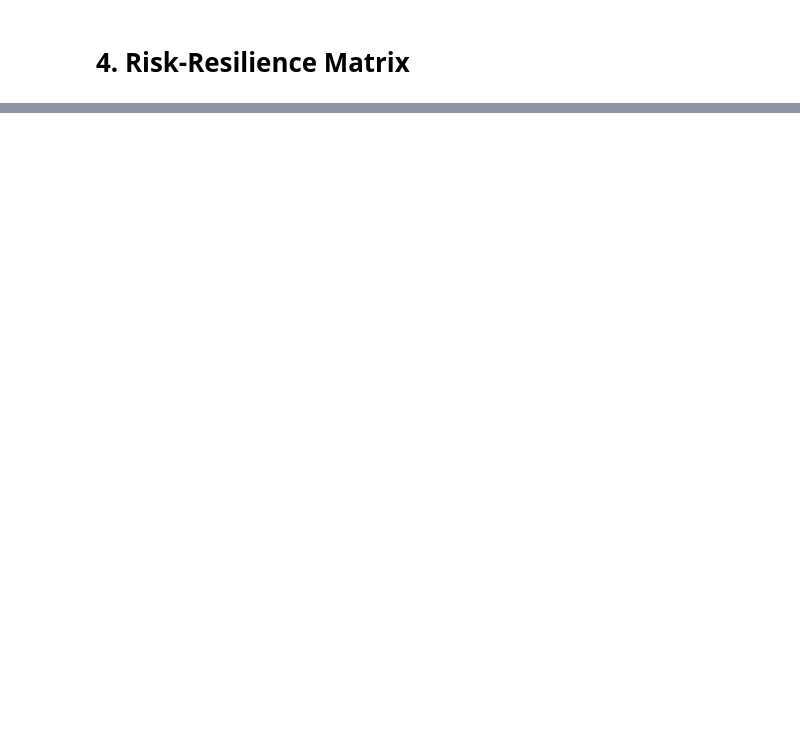
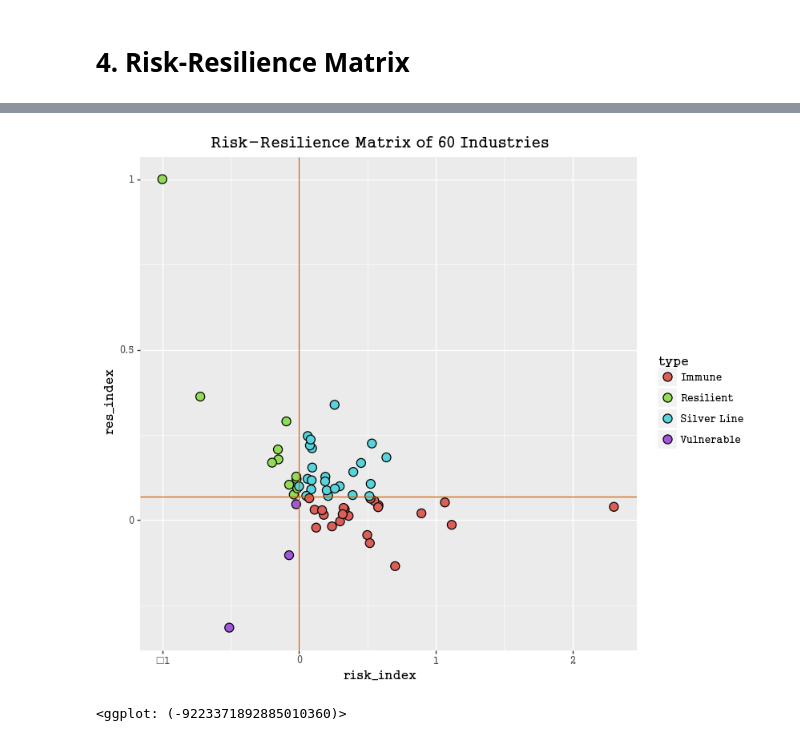
Before and after one commit to JieunKim-Econ/Covid_EDA_with_R, a Jupyter notebook: Risk-Resilience Matrix Analysis-C2.ipynb, the cells around one changed output, grey strips where cells are left out. Saved outputs shown, nothing was run; the diff lists cells and outputs as text; code cells hidden in the pictures; blank space fills up the shorter version.

Commit message:
Risk-Resilience Matrix complete

```diff
--- a/Risk-Resilience Matrix Analysis-C2.ipynb
+++ b/Risk-Resilience Matrix Analysis-C2.ipynb
@@ -590,2 +590,8 @@ In contras to the sensitive industry, it is interesting to find that the insensi
 # %% [markdown]
 # 4. Risk-Resilience Matrix
+# %%
+total = risk_data.join(res_data.set_index('industry'), on = 'industry')
+volume = sales.groupby(['industry']).mean()['sales_amount'].reset_index()
+volume.columns=['industry','sales_amount']
+total = total.join(volume.set_index('industry'), on = 'industry')
+total.head(10)
@@ -591,0 +610,20 @@ In contras to the sensitive industry, it is interesting to find that the insensi
+# %%
+cond = [
+    (total.risk_index >= 0) & (total.res_index >= 0.07),
+    (total.risk_index >= 0)&(total.res_index <= 0.07),
+    (total.risk_index < 0)&(total.res_index >= 0.07),
+    (total.risk_index < 0)&(total.res_index < 0.07)
+]
+values = ['Silver Line','Immune','Resilient','Vulnerable']
+total['type'] = np.select(cond,values)
+# %%
+(ggplot(data=total)+geom_point(aes(x='risk_index',y='res_index',fill='type'),size=4)
++theme(figure_size=(8,8),text=element_text(family=font_name))
++geom_hline(aes(yintercept=0.07),color='#D55E00')
++geom_vline(aes(xintercept=0),color='#D55E00')
++ggtitle('Risk-Resilience Matrix of 60 Industries')
++scale_fill_hue(l=0.6)
+)
+# %% [output]
+[figure, added]
+<ggplot: (-9223371892885010360)>
```
Also changed, not shown: parts of 35 cells of this notebook.
